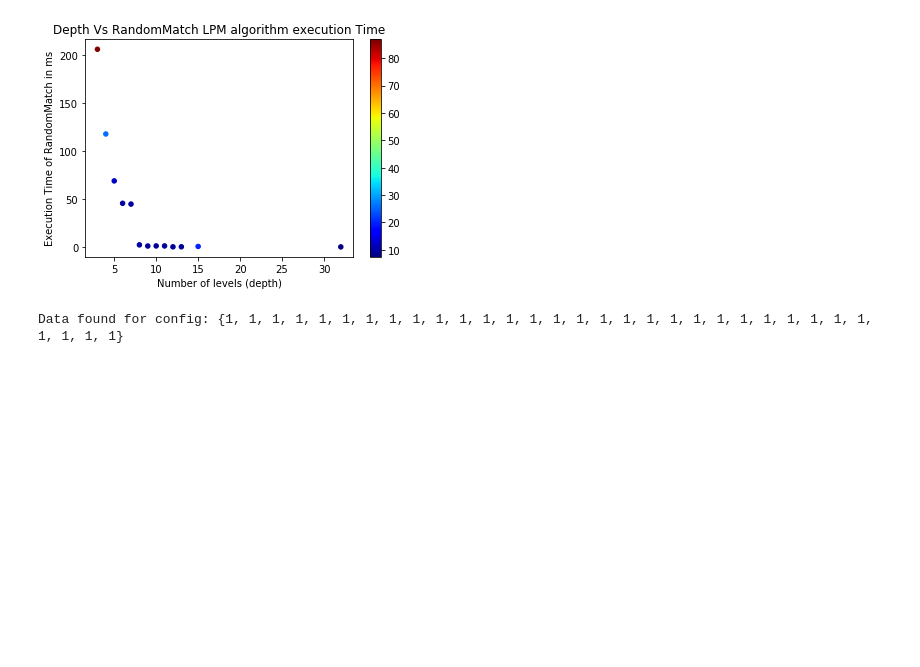
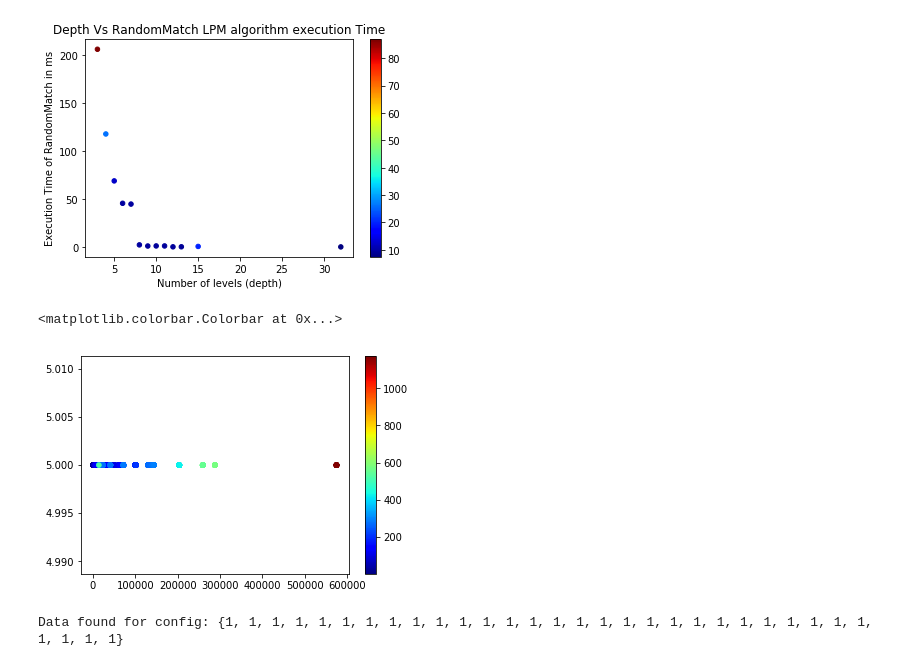
Before and after one commit to matrackif/TrieStrides, a Jupyter notebook: flavors_data_analysis.ipynb, the cells around one changed output. Drawn from its saved outputs; the diff is of its cells as text; code cells hidden in the pictures; blank space fills up the shorter version.

Commit message:
Add plot and recover deleted file

```diff
--- a/flavors_data_analysis.ipynb
+++ b/flavors_data_analysis.ipynb
@@ -351,6 +352,18 @@ plt.colorbar()
 # %% [output]
 <matplotlib.colorbar.Colorbar at 0x...>
 [figure]
+# %%
+x = all_configs_5_strides['MaxAverageNodeSize'].values
+y = all_configs_5_strides['Depth'].values
+z = all_configs_5_strides['RandomMatch'].values
+#plt.title("Depth Vs RandomMatch LPM algorithm execution Time")
+#plt.xlabel("Number of levels (depth)")
+#plt.ylabel("Execution Time of RandomMatch in ms")
+plt.scatter(x, y, s=20, c=z, marker='o', cmap = cm.jet)
+plt.colorbar()
+# %% [output]
+<matplotlib.colorbar.Colorbar at 0x...>
+[figure, added]
 # %%
 def analyze_specific_config(config_data: pd.Series):
     data_dict = {}
```
Also changed, not shown: parts of 16 cells of this notebook, 1 other file.
